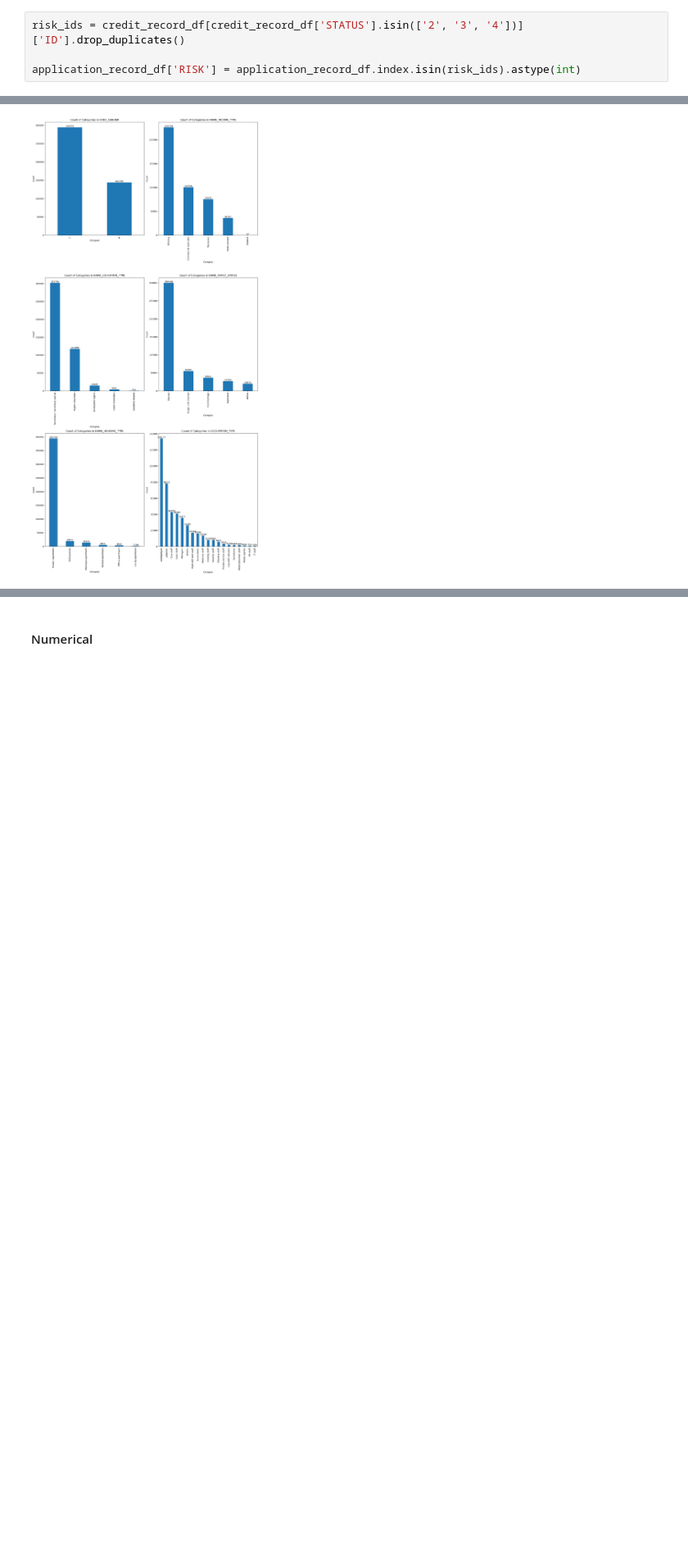
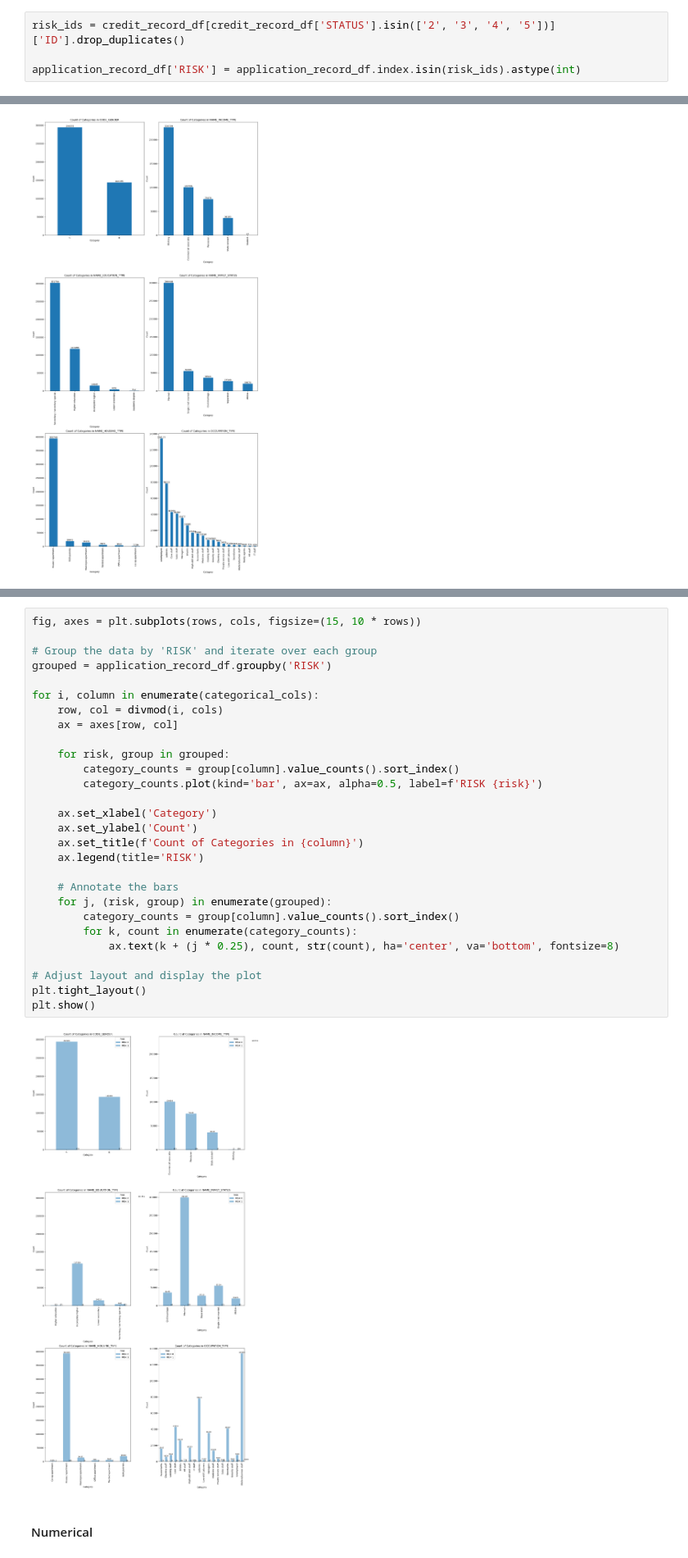
Before and after one commit to DataYankie/CreditCardApproval, a Jupyter notebook: CreditCardApproval.ipynb, the cells around one changed output, grey strips where cells are left out. Shown at 82% size. Saved outputs shown, nothing was run; the diff lists cells and outputs as text; blank space fills up the shorter version.

Commit message:
Updated bar plot with response variable

```diff
--- a/CreditCardApproval.ipynb
+++ b/CreditCardApproval.ipynb
@@ -281,5 +281,5 @@ Er det her vi skal lave vores response variable eller skal vi gøre det som noge
 # %%
-risk_ids = credit_record_df[credit_record_df['STATUS'].isin(['2', '3', '4'])]['ID'].drop_duplicates()
+risk_ids = credit_record_df[credit_record_df['STATUS'].isin(['2', '3', '4', '5'])]['ID'].drop_duplicates()
 
 application_record_df['RISK'] = application_record_df.index.isin(risk_ids).astype(int)
 # %%
@@ -350,3 +369,33 @@ plt.show()
+# %%
+fig, axes = plt.subplots(rows, cols, figsize=(15, 10 * rows))
+
+# Group the data by 'RISK' and iterate over each group
+grouped = application_record_df.groupby('RISK')
+
+for i, column in enumerate(categorical_cols):
+    row, col = divmod(i, cols)
+    ax = axes[row, col]
+
+    for risk, group in grouped:
+        category_counts = group[column].value_counts().sort_index()
+        category_counts.plot(kind='bar', ax=ax, alpha=0.5, label=f'RISK {risk}')
+
+    ax.set_xlabel('Category')
+    ax.set_ylabel('Count')
+    ax.set_title(f'Count of Categories in {column}')
+    ax.legend(title='RISK')
+
+    # Annotate the bars
+    for j, (risk, group) in enumerate(grouped):
+        category_counts = group[column].value_counts().sort_index()
+        for k, count in enumerate(category_counts):
+            ax.text(k + (j * 0.25), count, str(count), ha='center', va='bottom', fontsize=8)
+
+# Adjust layout and display the plot
+plt.tight_layout()
+plt.show()
+# %% [output]
+[figure, added]
 # %% [markdown]
 #### Numerical
 # %%
```
Also changed, not shown: parts of 7 cells of this notebook.
